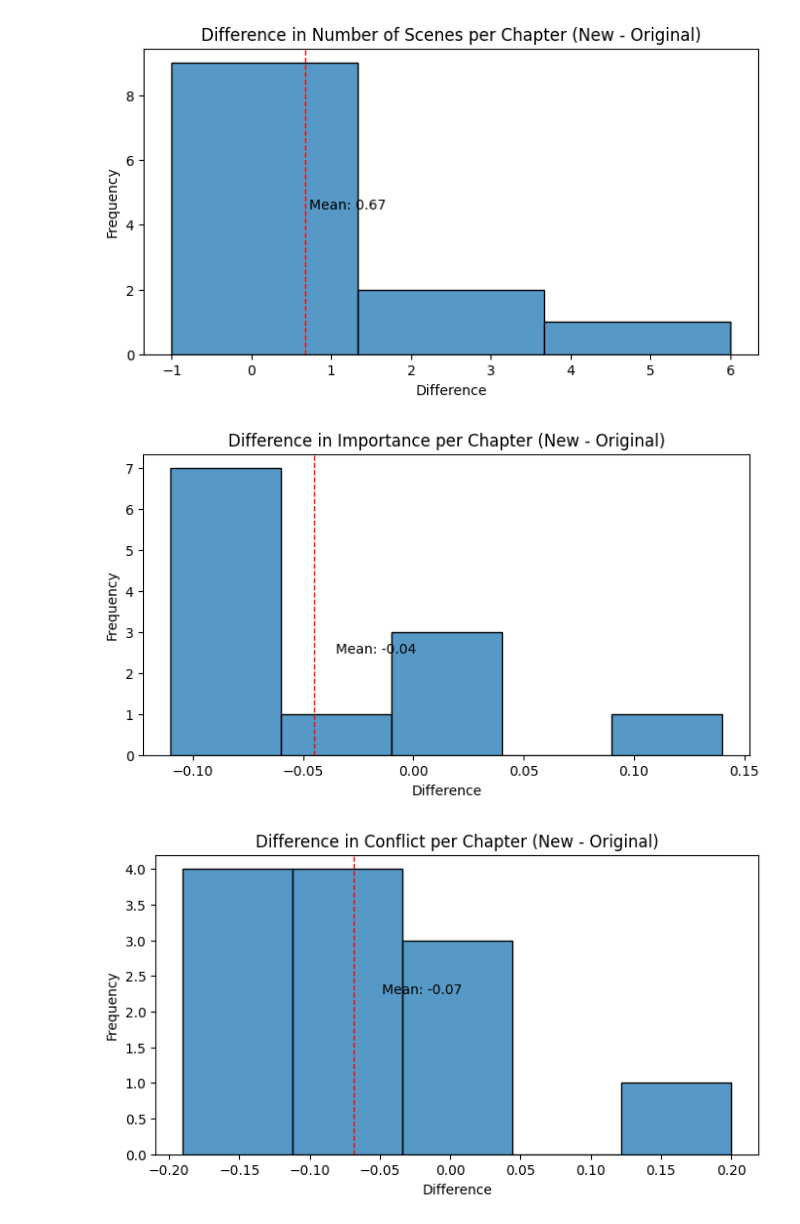
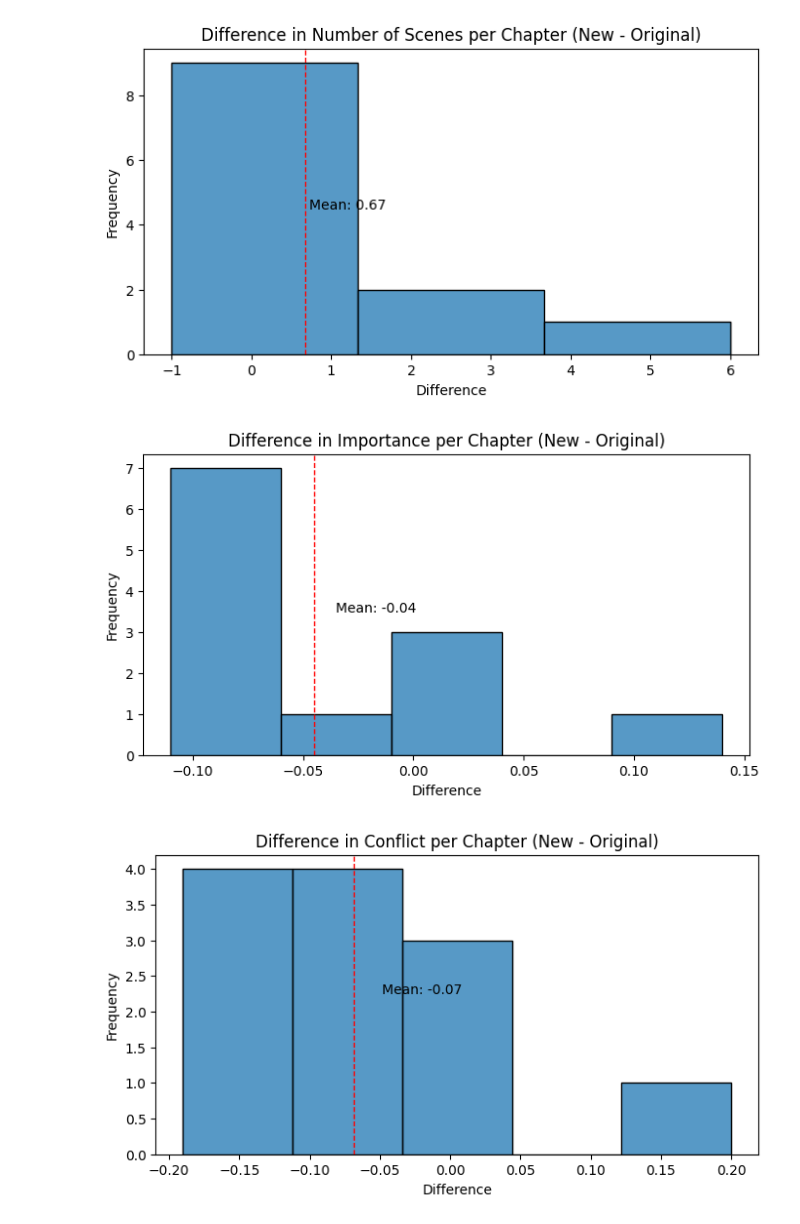
Before and after one commit to ShawnAzman/story-viz, a Jupyter notebook: notebooks/compare-to-gt.ipynb, the cells around one changed output. Drawn from its saved outputs; the diff is of its cells as text; code cells hidden in the pictures.

```diff
--- a/notebooks/compare-to-gt.ipynb
+++ b/notebooks/compare-to-gt.ipynb
@@ -136,16 +136,16 @@ plt.show()
 # %%
 # plot histogram of diff_importance
 plt.figure(figsize=(8, 4))
 sns.histplot(df['diff_importance'])
 plt.axvline(df['diff_importance'].mean(), color='red', linestyle='dashed', linewidth=1)
 # add label for mean
-plt.text(df['diff_importance'].mean() + 0.01, 2.5, 'Mean: {:.2f}'.format(df['diff_importance'].mean()))
+plt.text(df['diff_importance'].mean() + 0.01, 3.5, 'Mean: {:.2f}'.format(df['diff_importance'].mean()))
 plt.title("Difference in Importance per Chapter (New - Original)")
 plt.xlabel("Difference")
 plt.ylabel("Frequency")
 plt.show()
 # %% [output]
-[figure, old version]
+[figure, new version]
 # %%
 # plot histogram of diff_conflict
 plt.figure(figsize=(8, 4))
```
Also changed, not shown: parts of 1 cell of this notebook.
